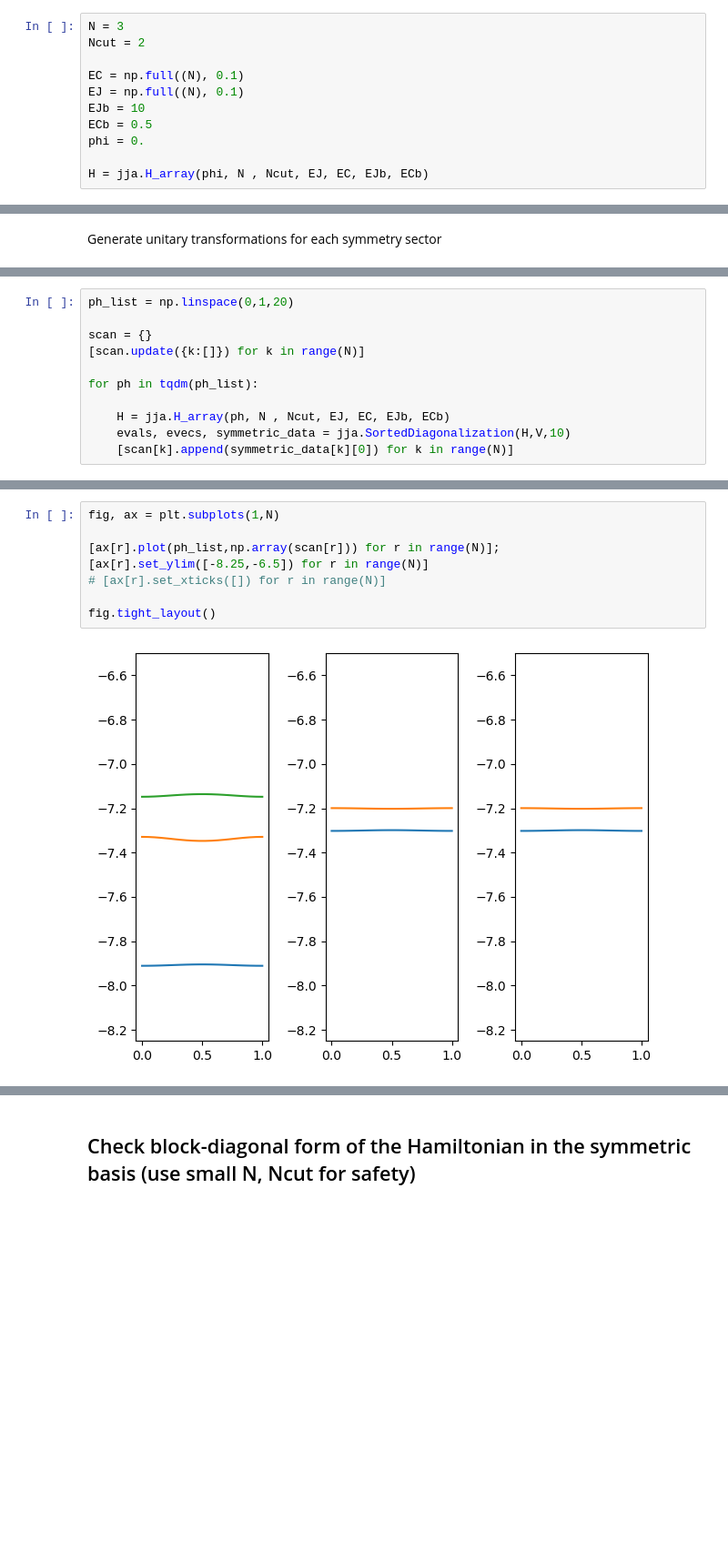
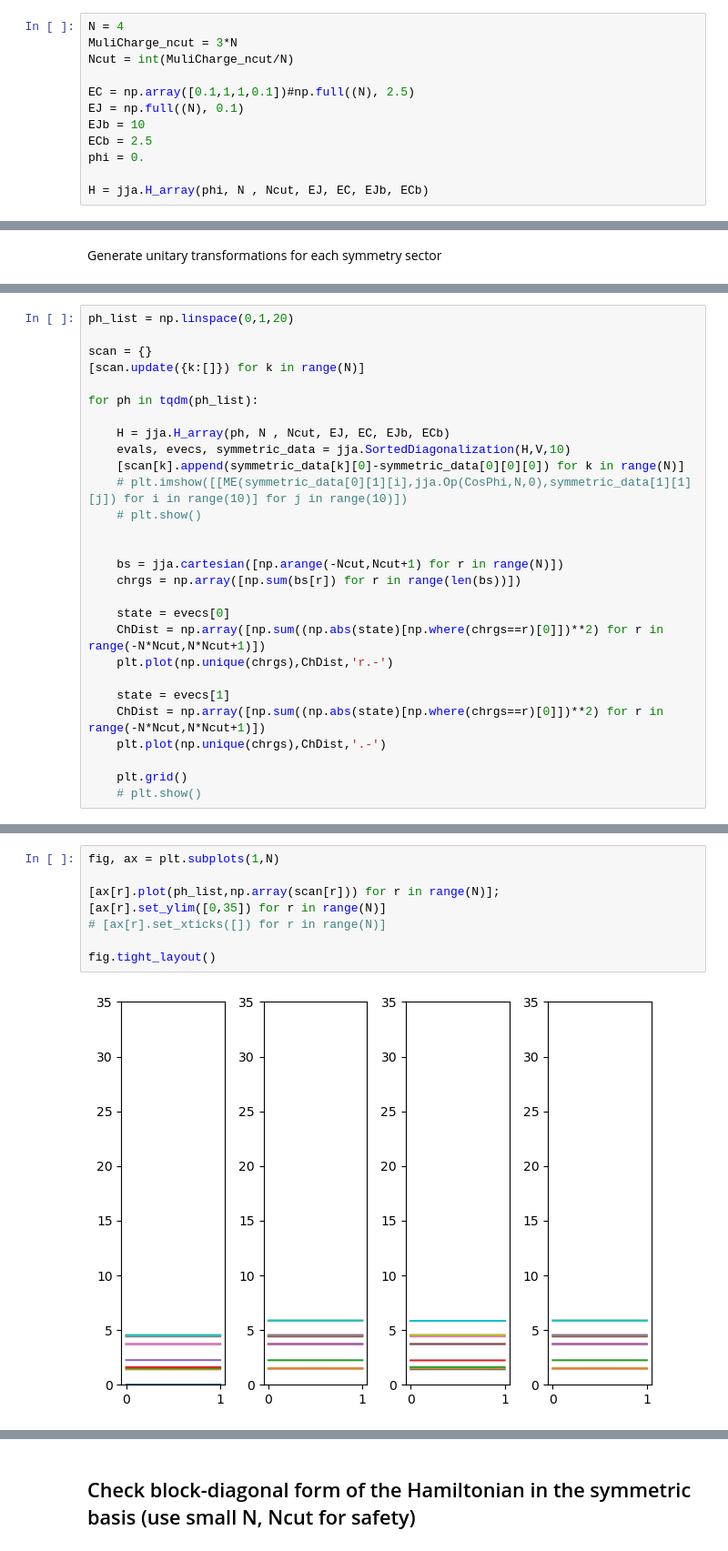
Before and after one commit to shemian29/JunctionArray, a Jupyter notebook: Notebooks/Main.ipynb, the cells around one changed output, grey strips where cells are left out. Shown: that part at 91% size. Saved outputs shown, nothing was run; the diff lists cells and outputs as text; blank space fills up the shorter version.

```diff
--- a/Notebooks/Main.ipynb
+++ b/Notebooks/Main.ipynb
@@ -10,13 +10,14 @@ from tqdm.notebook import tqdm
 # %% [markdown]
 # Full Hamiltonian
 # %%
-N = 3
-Ncut = 2
+N = 4
+MuliCharge_ncut = 3*N
+Ncut = int(MuliCharge_ncut/N)
 
-EC = np.full((N), 0.1)
+EC = np.array([0.1,1,1,0.1])#np.full((N), 2.5)
 EJ = np.full((N), 0.1)
 EJb = 10
-ECb = 0.5
+ECb = 2.5
 phi = 0.
 
 H = jja.H_array(phi, N , Ncut, EJ, EC, EJb, ECb)
@@ -44,4 +46,21 @@ for ph in tqdm(ph_list):
 
     H = jja.H_array(ph, N , Ncut, EJ, EC, EJb, ECb)
     evals, evecs, symmetric_data = jja.SortedDiagonalization(H,V,10)
-    [scan[k].append(symmetric_data[k][0]) for k in range(N)]
+    [scan[k].append(symmetric_data[k][0]-symmetric_data[0][0][0]) for k in range(N)]
+    # plt.imshow([[ME(symmetric_data[0][1][i],jja.Op(CosPhi,N,0),symmetric_data[1][1][j]) for i in range(10)] for j in range(10)])
+    # plt.show()
+
+
+    bs = jja.cartesian([np.arange(-Ncut,Ncut+1) for r in range(N)])
+    chrgs = np.array([np.sum(bs[r]) for r in range(len(bs))])
+
+    state = evecs[0]
+    ChDist = np.array([np.sum((np.abs(state)[np.where(chrgs==r)[0]])**2) for r in range(-N*Ncut,N*Ncut+1)])
+    plt.plot(np.unique(chrgs),ChDist,'r.-')
+
+    state = evecs[1]
+    ChDist = np.array([np.sum((np.abs(state)[np.where(chrgs==r)[0]])**2) for r in range(-N*Ncut,N*Ncut+1)])
+    plt.plot(np.unique(chrgs),ChDist,'.-')
+
+    plt.grid()
+    # plt.show()
@@ -48,13 +69,13 @@ for ph in tqdm(ph_list):
 # %%
 fig, ax = plt.subplots(1,N)
 
 [ax[r].plot(ph_list,np.array(scan[r])) for r in range(N)];
-[ax[r].set_ylim([-8.25,-6.5]) for r in range(N)]
+[ax[r].set_ylim([0,35]) for r in range(N)]
 # [ax[r].set_xticks([]) for r in range(N)]
 
 fig.tight_layout()
 # %% [output]
-[figure, old version]
+[figure, new version]
 # %%
 bs = jja.cartesian([np.arange(-Ncut,Ncut+1) for r in range(N)])
 chrgs = np.array([np.sum(bs[r]) for r in range(len(bs))])
```
Also changed, not shown: parts of 9 cells of this notebook.
